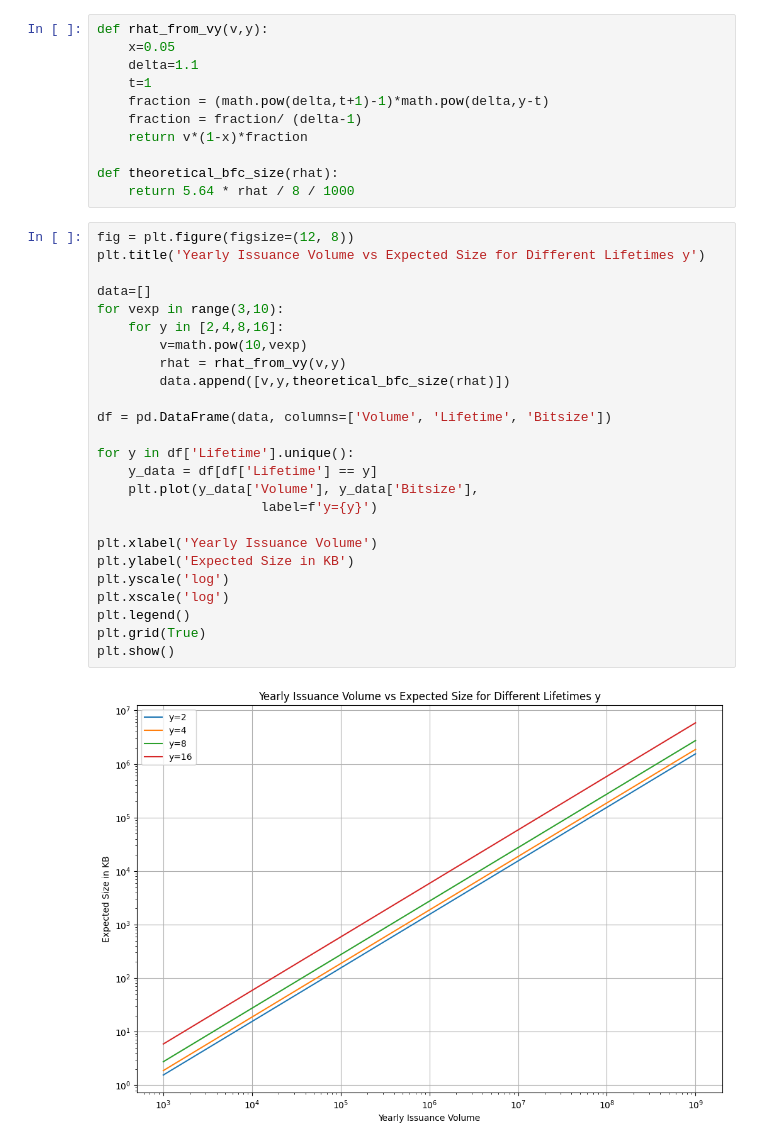
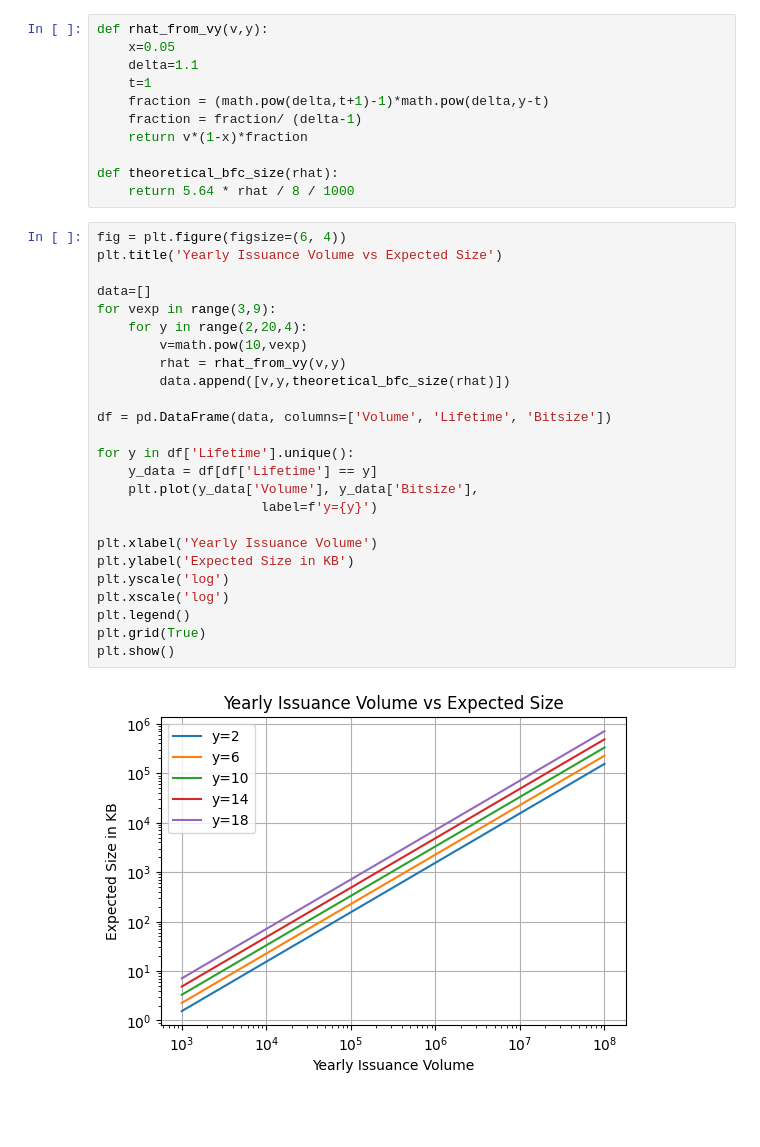
Before and after one commit to flhps/crset-empirical-experiments, a Jupyter notebook: analysis/theory_graphs.ipynb, the cells around one changed output. Drawn from its saved outputs; the diff is of its cells as text; blank space fills up the shorter version.

```diff
--- a/analysis/theory_graphs.ipynb
+++ b/analysis/theory_graphs.ipynb
@@ -14,29 +14,29 @@ def rhat_from_vy(v,y):
 def theoretical_bfc_size(rhat):
     return 5.64 * rhat / 8 / 1000
 # %%
-fig = plt.figure(figsize=(12, 8))
-plt.title('Yearly Issuance Volume vs Expected Size for Different Lifetimes y')
+fig = plt.figure(figsize=(6, 4))
+plt.title('Yearly Issuance Volume vs Expected Size')
 
 data=[]
-for vexp in range(3,10):
-    for y in [2,4,8,16]:
+for vexp in range(3,9):
+    for y in range(2,20,4):
         v=math.pow(10,vexp)
         rhat = rhat_from_vy(v,y)
         data.append([v,y,theoretical_bfc_size(rhat)])
 
 df = pd.DataFrame(data, columns=['Volume', 'Lifetime', 'Bitsize'])
 
 for y in df['Lifetime'].unique():
     y_data = df[df['Lifetime'] == y]
     plt.plot(y_data['Volume'], y_data['Bitsize'],
                      label=f'y={y}')
 
 plt.xlabel('Yearly Issuance Volume')
 plt.ylabel('Expected Size in KB')
 plt.yscale('log')
 plt.xscale('log')
 plt.legend()
 plt.grid(True)
 plt.show()
 # %% [output]
-[figure, old version]
+[figure, new version]
```
